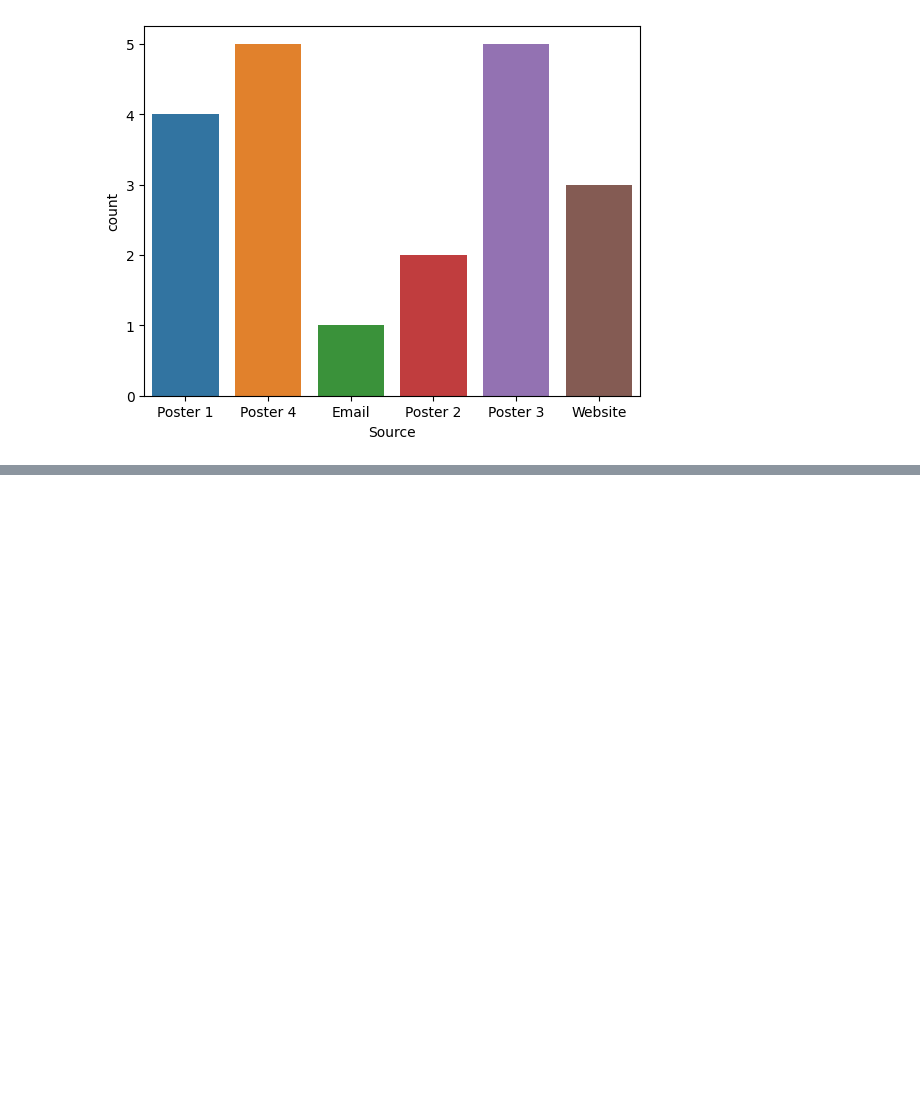
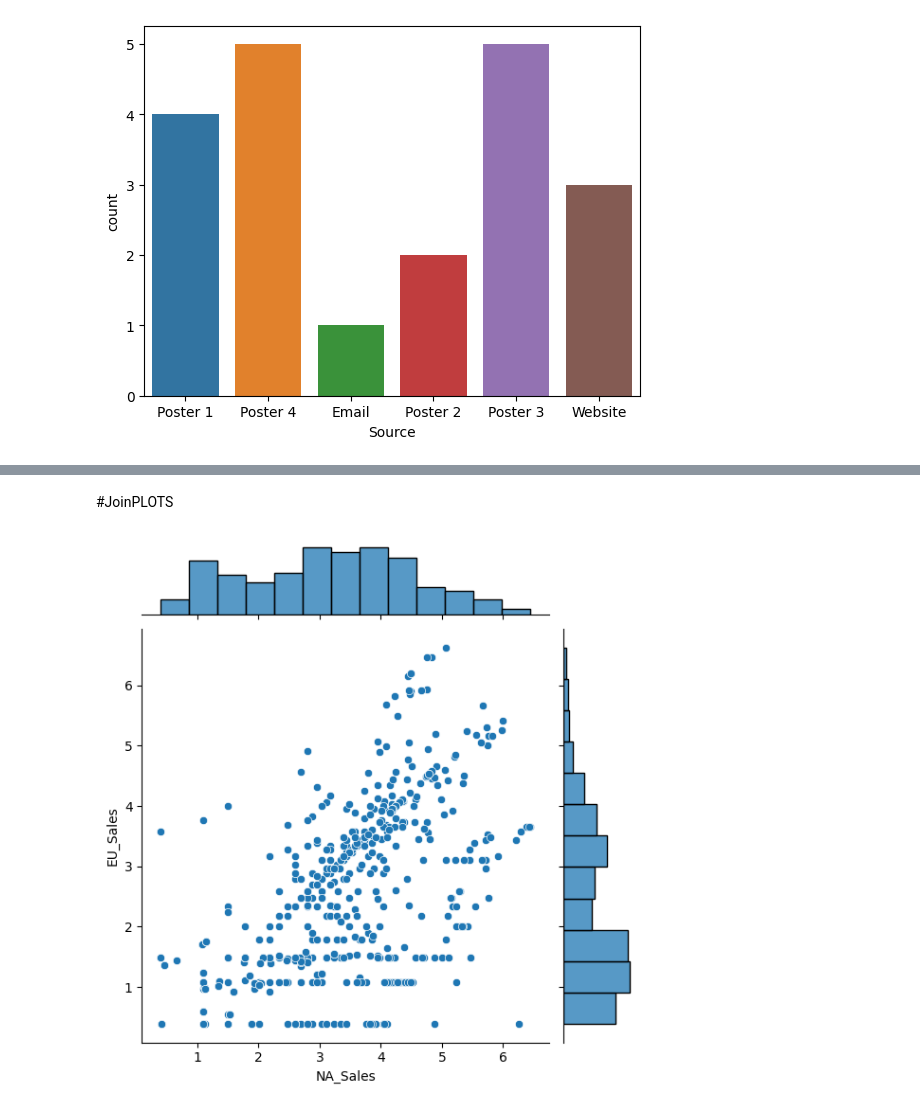
Before and after one commit to 94shreyas/Practise_Python, a Jupyter notebook: DAV2.ipynb, the cells around one changed output, grey strips where cells are left out. Cells and saved outputs as stored; diff of their text form; code cells hidden in the pictures; blank space fills up the shorter version.

```diff
--- a/DAV2.ipynb
+++ b/DAV2.ipynb
@@ -288,0 +351,11 @@ sns.countplot(
+# %% [markdown]
+#JoinPLOTS
+# %%
+sns.jointplot(
+    x='NA_Sales',
+    y='EU_Sales',
+    data=top3_data
+    )
+plt.show()
+# %% [output]
+[figure, added]
```
Also changed, not shown: parts of 14 cells of this notebook.
